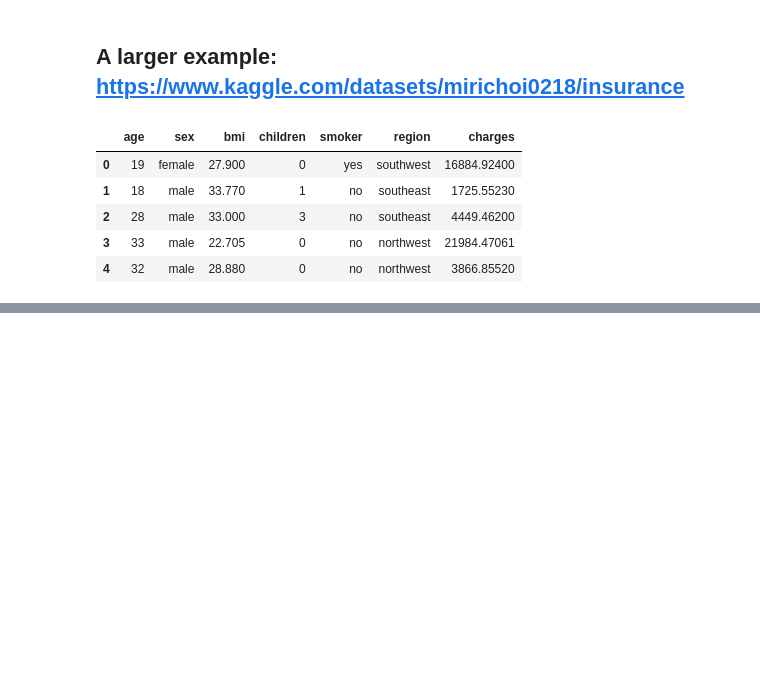
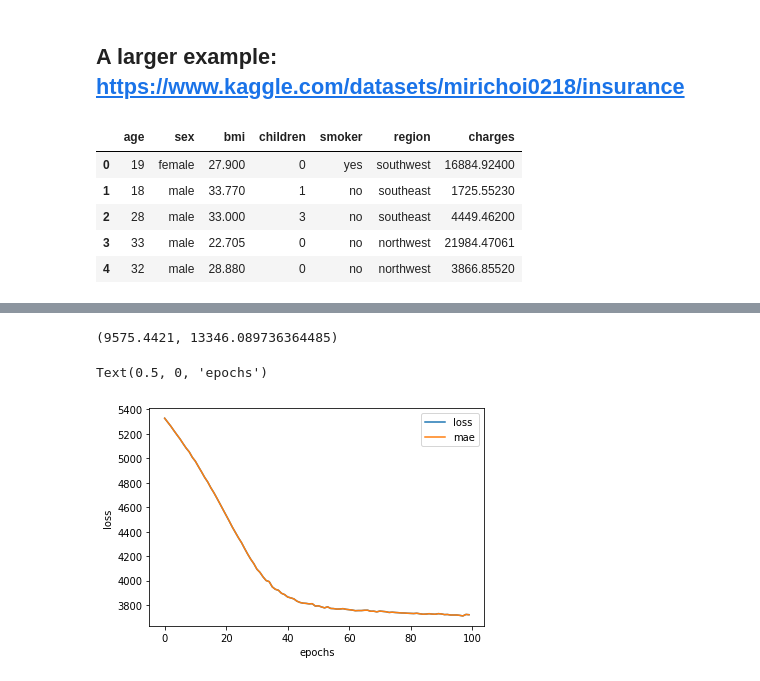
Before and after one commit to terrysu64/Machine-Learning-and-Data-Science-Projects, a Jupyter notebook: neural_network_regression.ipynb, the cells around one changed output, grey strips where cells are left out. Saved outputs shown, nothing was run; the diff lists cells and outputs as text; code cells hidden in the pictures; blank space fills up the shorter version.

```diff
--- a/neural_network_regression.ipynb
+++ b/neural_network_regression.ipynb
@@ -317,0 +333,4 @@ df.head()
+# %%
+X = df.drop("charges", axis=1)
+y = df["charges"]
+X.head()
@@ -317,0 +359,5 @@ df.head()
+# %%
+#train/test splitting
+from sklearn.model_selection import train_test_split
+X_train, X_test, y_train, y_test = train_test_split(X,y,test_size=0.2,random_state=42)
+len(X), len(X_train), len(X_test)
@@ -317,0 +366,13 @@ df.head()
+# %%
+tf.random.set_seed(42)
+
+model = tf.keras.Sequential([
+  tf.keras.layers.Dense(10, name="input_layer"),
+  tf.keras.layers.Dense(1, name="output_layer")
+], name="regression_model")
+
+model.compile(loss=tf.keras.losses.mae,
+              optimizer=tf.keras.optimizers.Adam(learning_rate=0.01),
+              metrics=["mae"])
+# %%
+history = model.fit(X_train, y_train, epochs=100)
@@ -317,0 +385,13 @@ df.head()
+# %%
+y_train.median(), y_train.mean()
+# %% [output]
+(9575.4421, 13346.089736364485)
+# %%
+#plot history (loss curve)
+
+pd.DataFrame(history.history).plot()
+plt.ylabel("loss")
+plt.xlabel('epochs')
+# %% [output]
+Text(0.5, 0, 'epochs')
+[figure, added]
```
Also changed, not shown: parts of 21 cells of this notebook.
